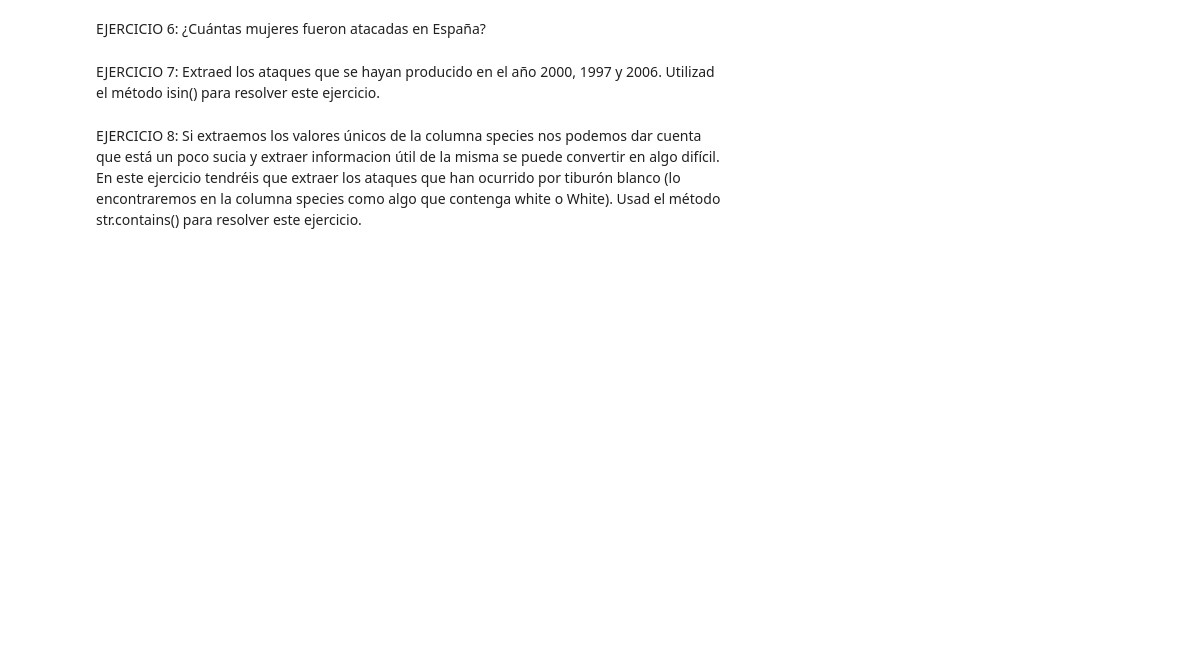
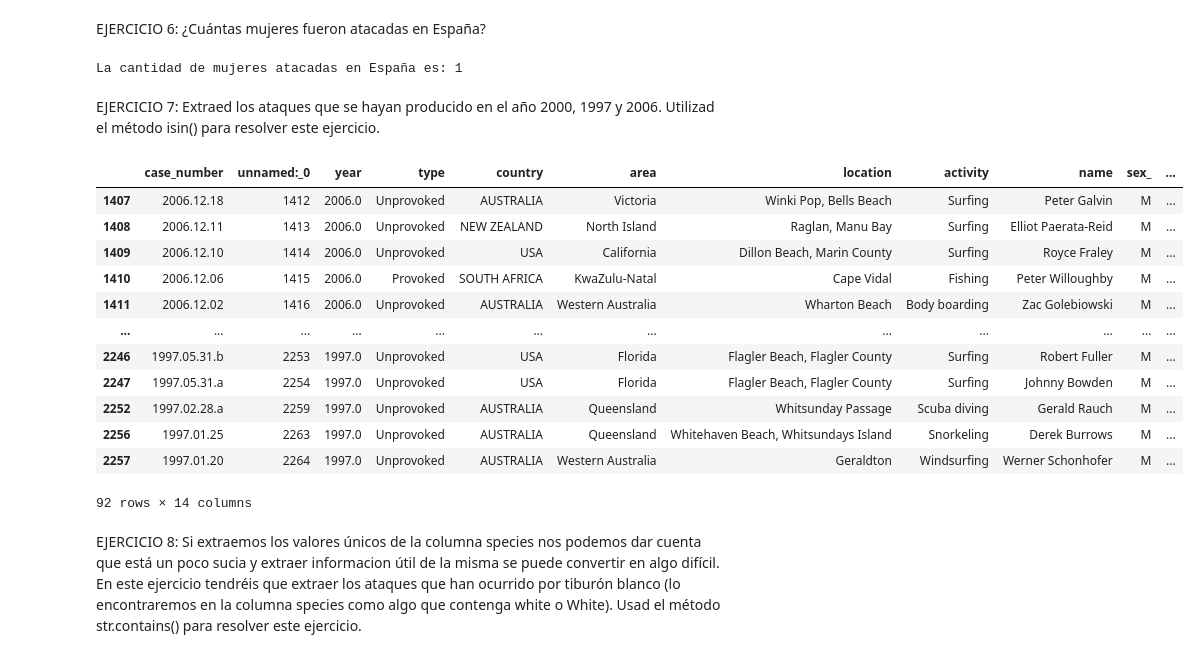
Before and after one commit to Adalab/DA-promo-b-modulo-2-sprint-1-Anais-Ana-Yadira, a Jupyter notebook: pandas/pair-programmin-pandas-4-filtrado-de-datos/pair-programmin-pandas-4-filtrado-de-datos.ipynb, the cells around one changed output. Drawn from its saved outputs; the diff is of its cells as text; code cells hidden in the pictures; blank space fills up the shorter version.

```diff
--- a/pandas/pair-programmin-pandas-4-filtrado-de-datos/pair-programmin-pandas-4-filtrado-de-datos.ipynb
+++ b/pandas/pair-programmin-pandas-4-filtrado-de-datos/pair-programmin-pandas-4-filtrado-de-datos.ipynb
@@ -180,6 +193,30 @@ EJERCICIO 5: Extraed unicamente los ataques a mujeres.
 # %% [markdown]
 EJERCICIO 6: ¿Cuántas mujeres fueron atacadas en España?
+# %%
+df_mujeres_spain= df[(df["sex_"]== "F") & (df["country"]== "SPAIN")]
+df_mujeres_spain
+
+print(f'La cantidad de mujeres atacadas en España es: {df_mujeres_spain.shape[0]}')
+# %% [output]
+La cantidad de mujeres atacadas en España es: 1
 # %% [markdown]
 EJERCICIO 7: Extraed los ataques que se hayan producido en el año 2000, 1997 y 2006. Utilizad el método isin() para resolver este ejercicio.
+# %%
+df_years= df[df["year"].isin([2000, 1997, 2006])]
+df_years
+# %% [output]
+|  | case_number | unnamed:_0 | year | type | country | area | location | activity | name | sex_ | ... |
+| 1407 | 2006.12.18 | 1412 | 2006.0 | Unprovoked | AUSTRALIA | Victoria | Winki Pop, Bells Beach | Surfing | Peter Galvin | M | ... |
+| 1408 | 2006.12.11 | 1413 | 2006.0 | Unprovoked | NEW ZEALAND | North Island | Raglan, Manu Bay | Surfing | Elliot Paerata-Reid | M | ... |
+| 1409 | 2006.12.10 | 1414 | 2006.0 | Unprovoked | USA | California | Dillon Beach, Marin County | Surfing | Royce Fraley | M | ... |
+| 1410 | 2006.12.06 | 1415 | 2006.0 | Provoked | SOUTH AFRICA | KwaZulu-Natal | Cape Vidal | Fishing | Peter Willoughby | M | ... |
+| 1411 | 2006.12.02 | 1416 | 2006.0 | Unprovoked | AUSTRALIA | Western Australia | Wharton Beach | Body boarding | Zac Golebiowski | M | ... |
+| ... | ... | ... | ... | ... | ... | ... | ... | ... | ... | ... | ... |
+| 2246 | 1997.05.31.b | 2253 | 1997.0 | Unprovoked | USA | Florida | Flagler Beach, Flagler County | Surfing | Robert Fuller | M | ... |
+| 2247 | 1997.05.31.a | 2254 | 1997.0 | Unprovoked | USA | Florida | Flagler Beach, Flagler County | Surfing | Johnny Bowden | M | ... |
+| 2252 | 1997.02.28.a | 2259 | 1997.0 | Unprovoked | AUSTRALIA | Queensland | Whitsunday Passage | Scuba diving | Gerald Rauch | M | ... |
+| 2256 | 1997.01.25 | 2263 | 1997.0 | Unprovoked | AUSTRALIA | Queensland | Whitehaven Beach, Whitsundays Island | Snorkeling | Derek Burrows | M | ... |
+| 2257 | 1997.01.20 | 2264 | 1997.0 | Unprovoked | AUSTRALIA | Western Australia | Geraldton | Windsurfing | Werner Schonhofer | M | ... |
+92 rows × 14 columns
 # %% [markdown]
 EJERCICIO 8: Si extraemos los valores únicos de la columna species nos podemos dar cuenta que está un poco sucia y extraer informacion útil de la misma se puede convertir en algo difícil. En este ejercicio tendréis que extraer los ataques que han ocurrido por tiburón blanco (lo encontraremos en la columna species como algo que contenga white o White). Usad el método str.contains() para resolver este ejercicio.
```
Also changed, not shown: parts of 21 cells of this notebook.
